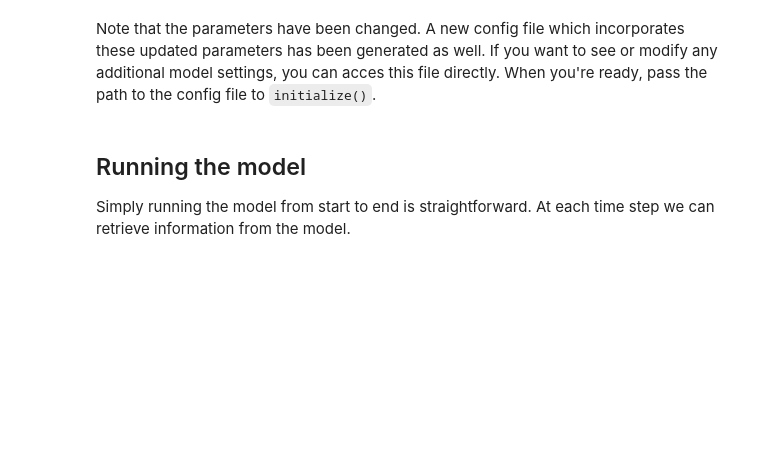
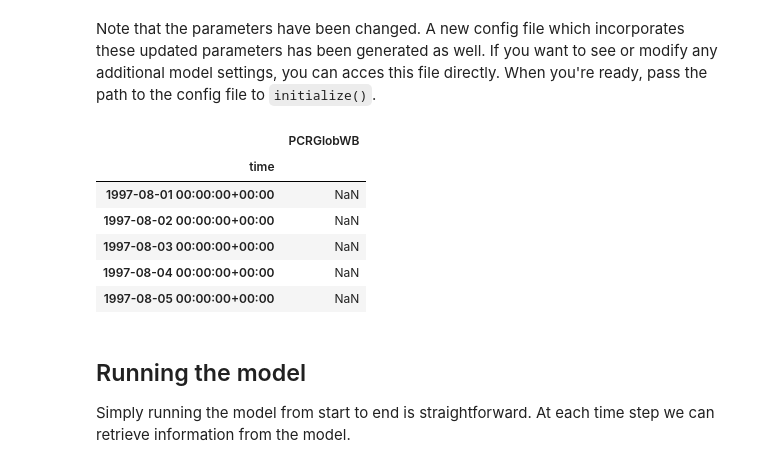
Before and after one commit to eWaterCycle/eurocsdms_workshop, a Jupyter notebook: book/oneModel/pcrglobwb/model.ipynb, the cells around one changed output. Cells and saved outputs as stored; diff of their text form; code cells hidden in the pictures; blank space fills up the shorter version.

```diff
--- a/book/oneModel/pcrglobwb/model.ipynb
+++ b/book/oneModel/pcrglobwb/model.ipynb
@@ -126,3 +129,23 @@ dict_items([('start_time', '1990-01-01T00:00:00Z'), ('end_time', '1990-02-28T00:
 Note that the parameters have been changed. A new config file which incorporates these updated parameters has been generated as well. If you want to see or modify any additional model settings, you can acces this file directly. When you're ready, pass the path to the config file to `initialize()`.
 # %%
 pcrglob.initialize(cfg_file)
+# %%
+# time = pd.date_range(reference.start_time_as_isostr, reference.end_time_as_isostr)
+# timeseries = pd.DataFrame(
+#     index=pd.Index(time, name="time"), columns=["reference", "experiment"]
+# )
+# timeseries.head()
+
+time = pd.date_range(pcrglob.start_time_as_isostr, pcrglob.end_time_as_isostr)
+timeseries = pd.DataFrame(
+    index=pd.Index(time, name="time"), columns=["PCRGlobWB"]
+)
+timeseries.head()
+# %% [output]
+|  | PCRGlobWB |
+| time |  |
+| 1997-08-01 00:00:00+00:00 | NaN |
+| 1997-08-02 00:00:00+00:00 | NaN |
+| 1997-08-03 00:00:00+00:00 | NaN |
+| 1997-08-04 00:00:00+00:00 | NaN |
+| 1997-08-05 00:00:00+00:00 | NaN |
```
Also changed, not shown: parts of 9 cells of this notebook, 1 other file.
